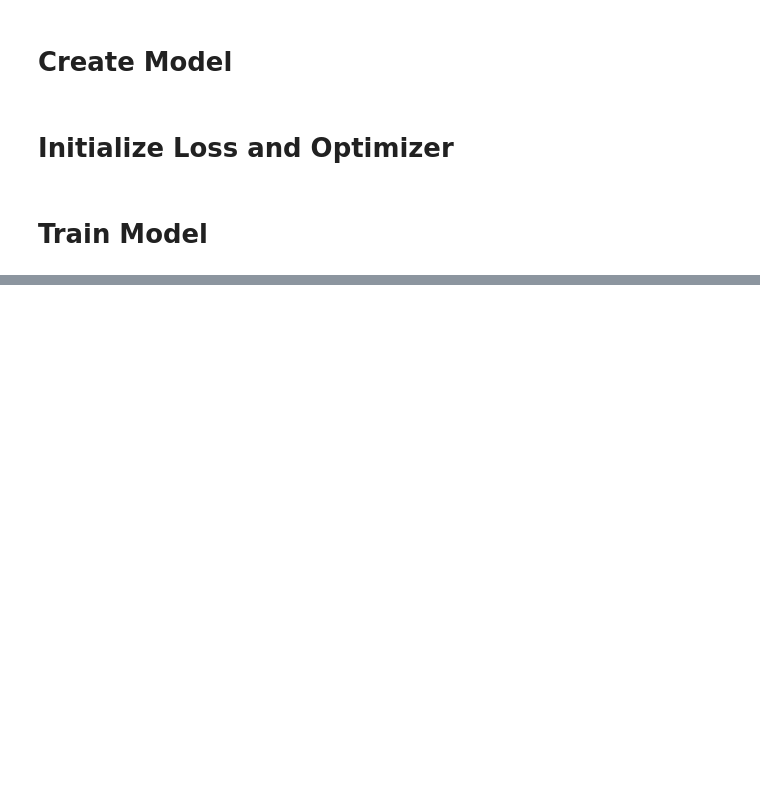
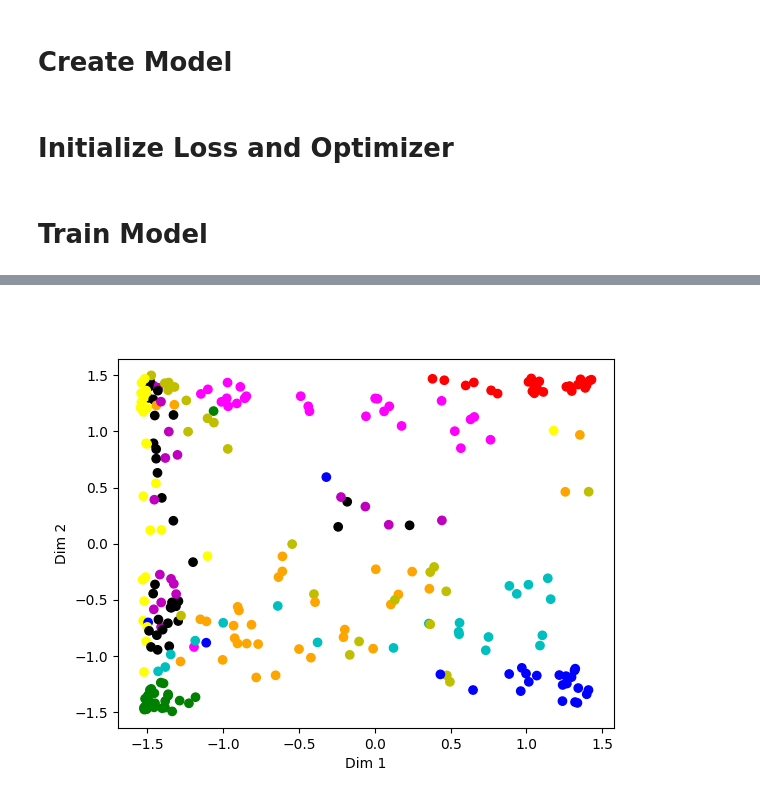
Before and after one commit to viraj-sampat/vwm_research, a Jupyter notebook: digit_autoencoder.ipynb, the cells around one changed output, grey strips where cells are left out. Saved outputs shown, nothing was run; the diff lists cells and outputs as text; code cells hidden in the pictures; blank space fills up the shorter version.

```diff
--- a/digit_autoencoder.ipynb
+++ b/digit_autoencoder.ipynb
@@ -133,0 +286,13 @@ for images, row in zip([images, output], axes):
+# %%
+train_enc = torch.atan(model.encoder(train_images))
+
+x = train_enc[:,0].detach()
+y = train_enc[:,1].detach()
+colormap = np.array(['r', 'g', 'b', 'c', 'm', 'y','magenta','yellow', 'orange', 'k'])
+fig = plt.figure()
+plt.scatter(x,y,  c = colormap[train_labels])
+plt.xlabel("Dim 1")
+plt.ylabel("Dim 2")
+plt.show()
+# %% [output]
+[figure, added]
```
Also changed, not shown: parts of 11 cells of this notebook.
